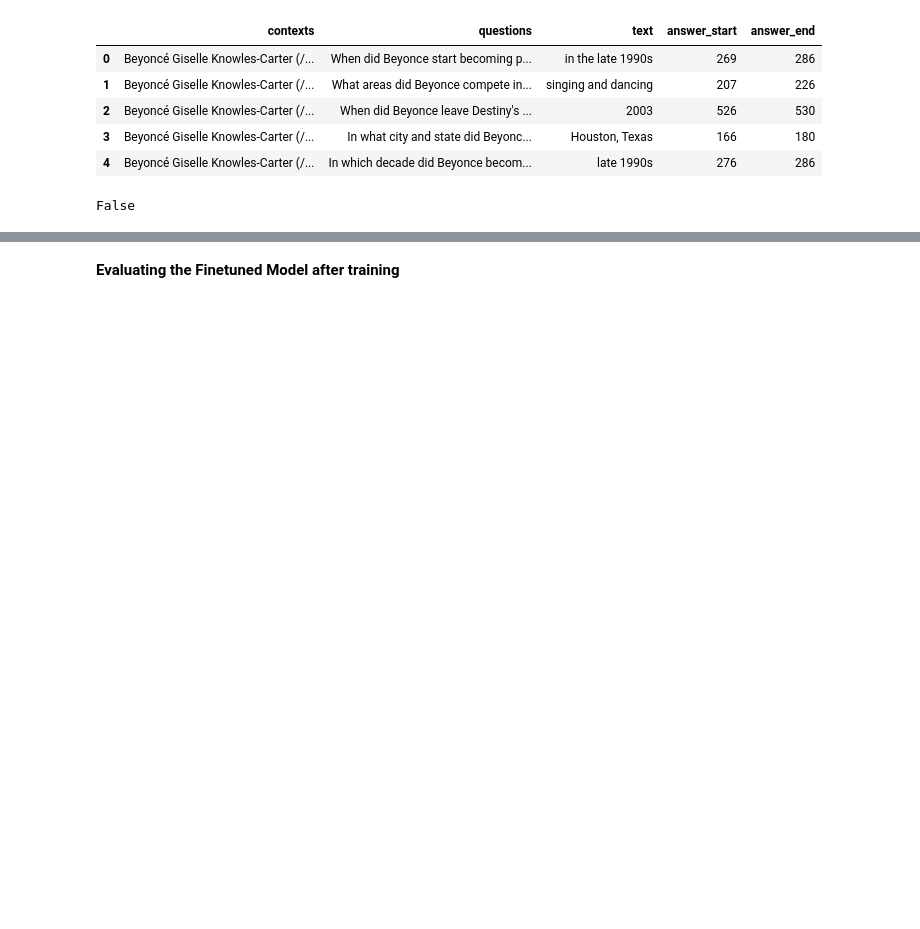
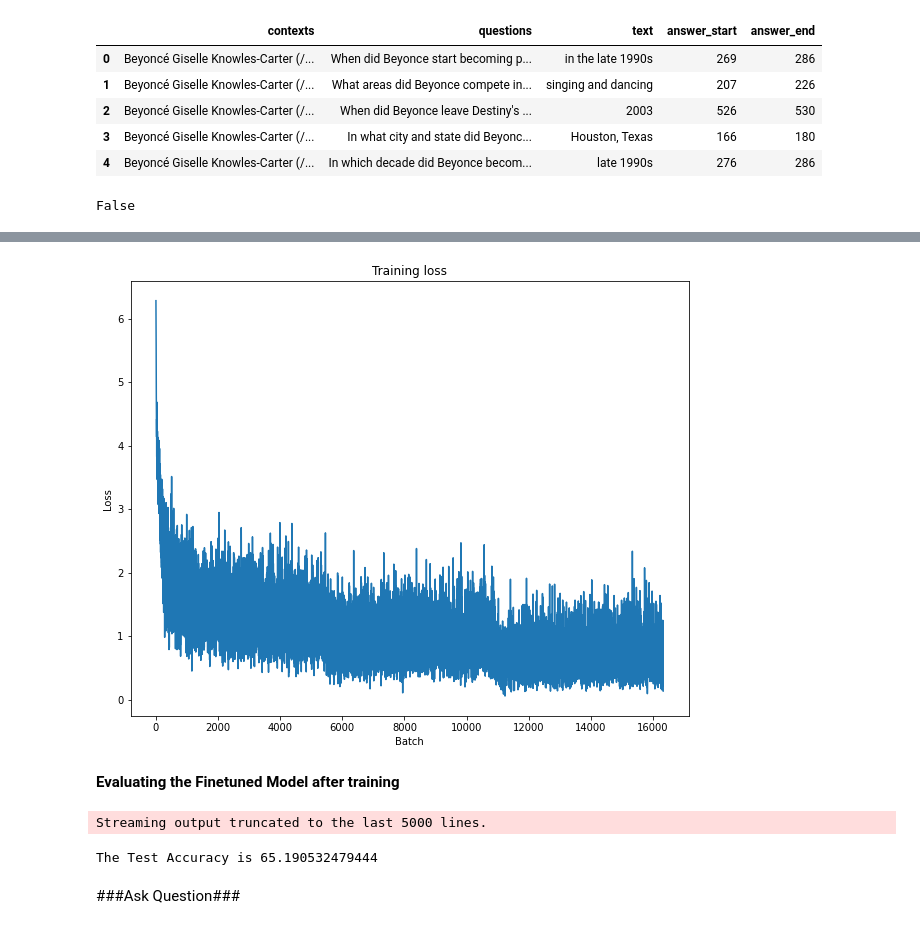
Before and after one commit to chouhanpreeti/Q-A-implementation-using-BERT-finetuned-on-multiple-datasets, a Jupyter notebook: DistillBert_Finetuning.ipynb, the cells around one changed output, grey strips where cells are left out. Saved outputs shown, nothing was run; the diff lists cells and outputs as text; code cells hidden in the pictures; blank space fills up the shorter version.

Commit message:
First Model Training -3rd update

```diff
--- a/DistillBert_Finetuning.ipynb
+++ b/DistillBert_Finetuning.ipynb
@@ -336,0 +239,3 @@ tokenizer.save_pretrained(model_path)
+# %%
+def to_list(tensor):
+    return tensor.detach().cpu().tolist()
@@ -337,2 +372,14 @@ tokenizer.save_pretrained(model_path)
+# %%
+train_loss_set_ckpt = torch.load('/content/drive/MyDrive/MyProject/model/checkpoint-final/training_loss.pt')
+train_loss_set = to_list(train_loss_set_ckpt)
+# %%
+plt.figure(figsize=(10,8))
+plt.title("Training loss")
+plt.xlabel("Batch")
+plt.ylabel("Loss")
+plt.plot(train_loss_set)
+plt.show()
+# %% [output]
+[figure, added]
 # %% [markdown]
 **Evaluating the Finetuned Model after training**
@@ -338,0 +388,34 @@ tokenizer.save_pretrained(model_path)
+# %%
+acc = []
+# switch model out of training mode
+model.eval()
+
+# initialize loop for progress bar
+loop = tqdm(val_loader)
+# loop through batches
+for batch in loop:
+    # we don't need to calculate gradients as we're not training
+    with torch.no_grad():
+        # pull batched items from loader
+        input_ids = batch['input_ids'].to(device)
+        attention_mask = batch['attention_mask'].to(device)
+        start_true = batch['start_positions'].to(device)
+        end_true = batch['end_positions'].to(device)
+        # make predictions
+        outputs = model(input_ids, attention_mask=attention_mask)
+        # getting the predictions
+        start_pred = torch.argmax(outputs['start_logits'], dim=1)
+        end_pred = torch.argmax(outputs['end_logits'], dim=1)
+        # calculate accuracy for both and append to accuracy list
+        acc.append(((start_pred == start_true).sum()/len(start_pred)).item())
+        acc.append(((end_pred == end_true).sum()/len(end_pred)).item())
+# %% [output]
+Streaming output truncated to the last 5000 lines.
+# %%
+# calculate average accuracy in total
+acc = sum(acc)/len(acc)
+print("The Test Accuracy is {}".format(acc*100))
+# %% [output]
+The Test Accuracy is 65.190532479444
+# %% [markdown]
+###Ask Question###
```
Also changed, not shown: parts of 36 cells of this notebook.
